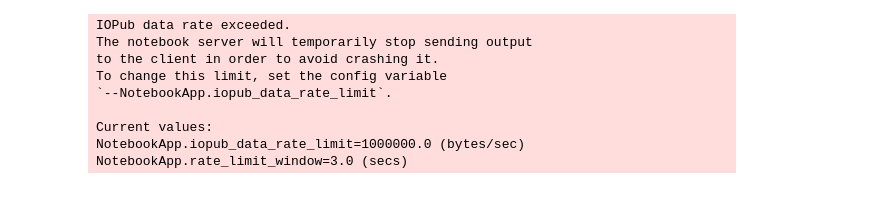
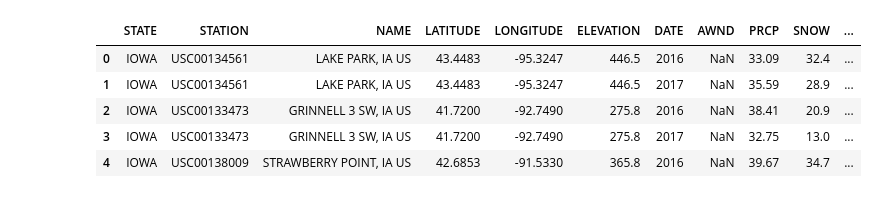
Before and after one commit to millert1023/Project-1---Corn-v.-Weather, a Jupyter notebook: Corn.ipynb, the cells around one changed output. Cells and saved outputs as stored; diff of their text form; code cells hidden in the pictures.

```diff
--- a/Corn.ipynb
+++ b/Corn.ipynb
@@ -24,42 +11,0 @@ Longitude
-# %%
-limit = 10
-url = "http://history.openweathermap.org/data/2.5/history/"
-units = "imperial"
-Latitude = geobase_df["Latitude"].to_list()
-Longitude = geobase_df["Longitude"].to_list()
-query_url = f"{url}appid={api_key}&units={units}&lat={Latitude}&lon={Longitude}"
-
-#Set values
-
-humidity = []
-max_temp = []
-weather_type = []
-
-
-
-for lat,lon in zip(Latitude,Longitude):
-#for row in enumerate(geobase_df[:20]):
-    try:
-        #response = requests.get(query_url).json()
-        #humidity.append(response["main"]["humidity"])
-        #max_temp.append(response["main"]["temp_max"])
-        #weather_type.append(response["weather"]["main"])
-        print(url+query_url)
-
-
-
-
-    except:
-        print("City not found.  Skipping...")
-
-    continue
-# %% [output]
-IOPub data rate exceeded.
-The notebook server will temporarily stop sending output
-to the client in order to avoid crashing it.
-To change this limit, set the config variable
-`--NotebookApp.iopub_data_rate_limit`.
-
-Current values:
-NotebookApp.iopub_data_rate_limit=1000000.0 (bytes/sec)
-NotebookApp.rate_limit_window=3.0 (secs)
@@ -70,0 +12,11 @@ for index, row in geobase_df.iterrows():
+# %%
+iowa = "../Project-1---Corn-v.-Weather/Iowa_weather_2016to2018.csv"
+iowa_df = pd.read_csv(iowa)
+iowa_df.head()
+# %% [output]
+|  | STATE | STATION | NAME | LATITUDE | LONGITUDE | ELEVATION | DATE | AWND | PRCP | SNOW | ... |
+| 0 | IOWA | USC00134561 | LAKE PARK, IA US | 43.4483 | -95.3247 | 446.5 | 2016 | NaN | 33.09 | 32.4 | ... |
+| 1 | IOWA | USC00134561 | LAKE PARK, IA US | 43.4483 | -95.3247 | 446.5 | 2017 | NaN | 35.59 | 28.9 | ... |
+| 2 | IOWA | USC00133473 | GRINNELL 3 SW, IA US | 41.7200 | -92.7490 | 275.8 | 2016 | NaN | 38.41 | 20.9 | ... |
+| 3 | IOWA | USC00133473 | GRINNELL 3 SW, IA US | 41.7200 | -92.7490 | 275.8 | 2017 | NaN | 32.75 | 13.0 | ... |
+| 4 | IOWA | USC00138009 | STRAWBERRY POINT, IA US | 42.6853 | -91.5330 | 365.8 | 2016 | NaN | 39.67 | 34.7 | ... |
```
Also changed, not shown: parts of 30 cells of this notebook, 8 other files.
